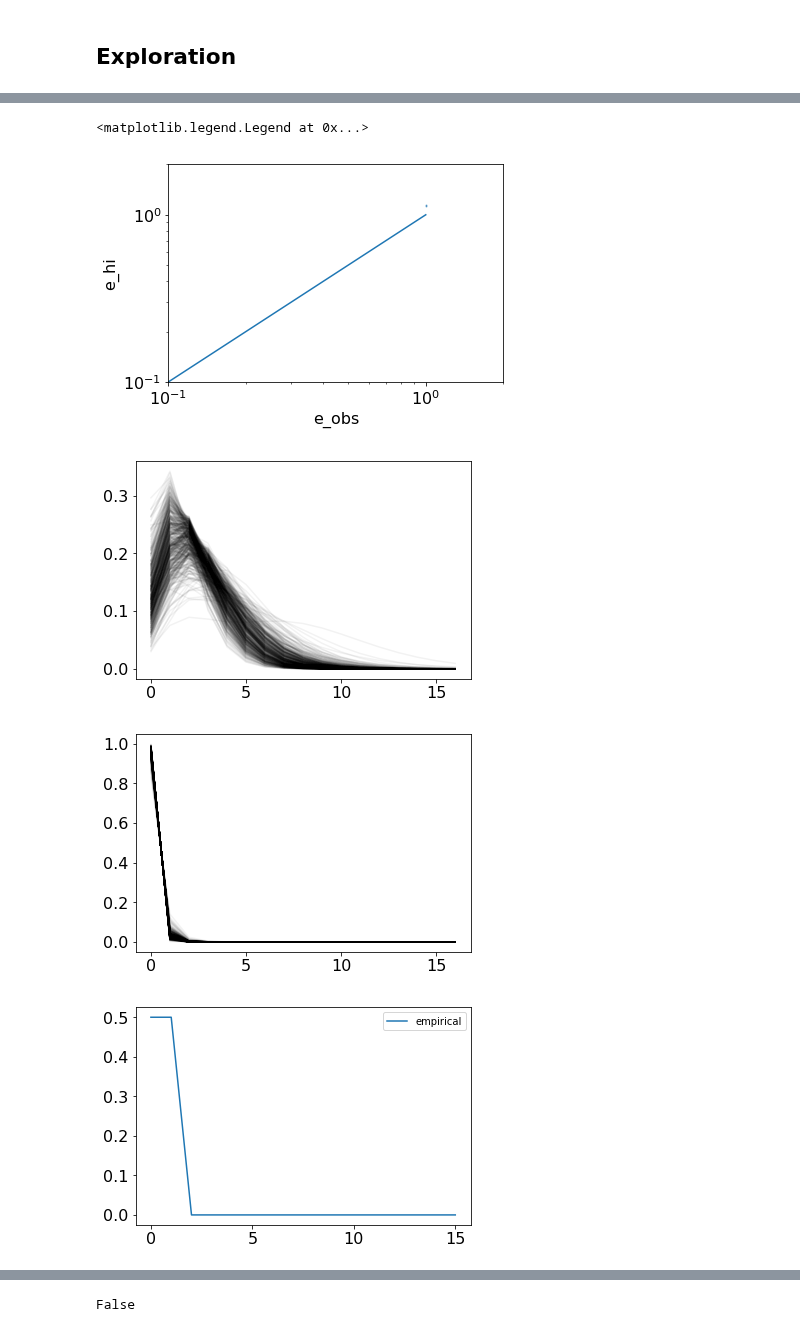
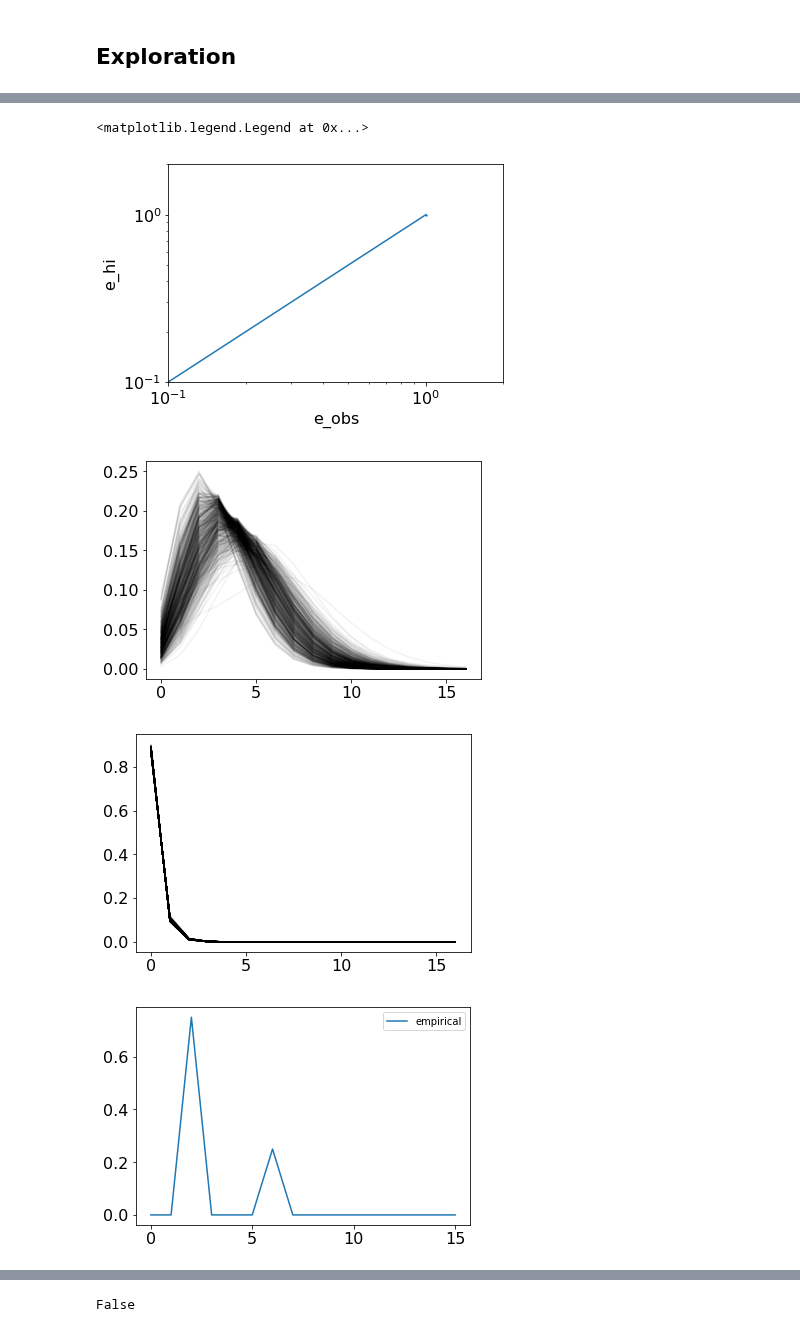
Before and after one commit to broadinstitute/CellBender, a Jupyter notebook: proto/chimera/notebooks/dtm_exploration.ipynb, the cells around one changed output, grey strips where cells are left out. Cells and saved outputs as stored; diff of their text form; code cells hidden in the pictures.

```diff
--- a/proto/chimera/notebooks/dtm_exploration.ipynb
+++ b/proto/chimera/notebooks/dtm_exploration.ipynb
@@ -328,6 +324,7 @@ pyro.clear_param_store()
 
 gene_expression_prior = SingleCellFeaturePredictedGeneExpressionPrior(
     sc_fingerprint_dtm=sc_fingerprint_dtm,
+    hidden_activation=torch.nn.Tanh(),
     device=device,
     dtype=dtype)
 
@@ -598,5 +611,5 @@ with torch.no_grad():
 # %%
-gene_index = 1600
+gene_index = 15000
 
 sampler = PosteriorGeneExpressionSampler(model, device, dtype)
 expr_dict = sampler.get_gene_expression_posterior_sampling_summary(
@@ -617,7 +630,7 @@ expr_dict = sampler.get_gene_expression_posterior_sampling_summary(
 #     run_mode='full',
 #     mode_estimation_strategy='lower_bound')
 
-e_hi = expr_dict['e_hi_mean']
+e_hi = expr_dict['e_hi_map']
 
 data = sampler._generate_single_gene_minibatch_data(
     gene_index, np.arange(0, sc_fingerprint_dtm.n_cells), 1)
@@ -708,8 +721,8 @@ mean_e_hi (prior): 0.0014791954308748245
 <matplotlib.legend.Legend at 0x...>
 [figure]
-[figure, old version]
+[figure, new version]
-[figure, old version]
+[figure, new version]
-[figure, old version]
+[figure, new version]
 # %%
 plt.figure(figsize=(18,4))
 
```
Also changed, not shown: parts of 10 cells of this notebook.
